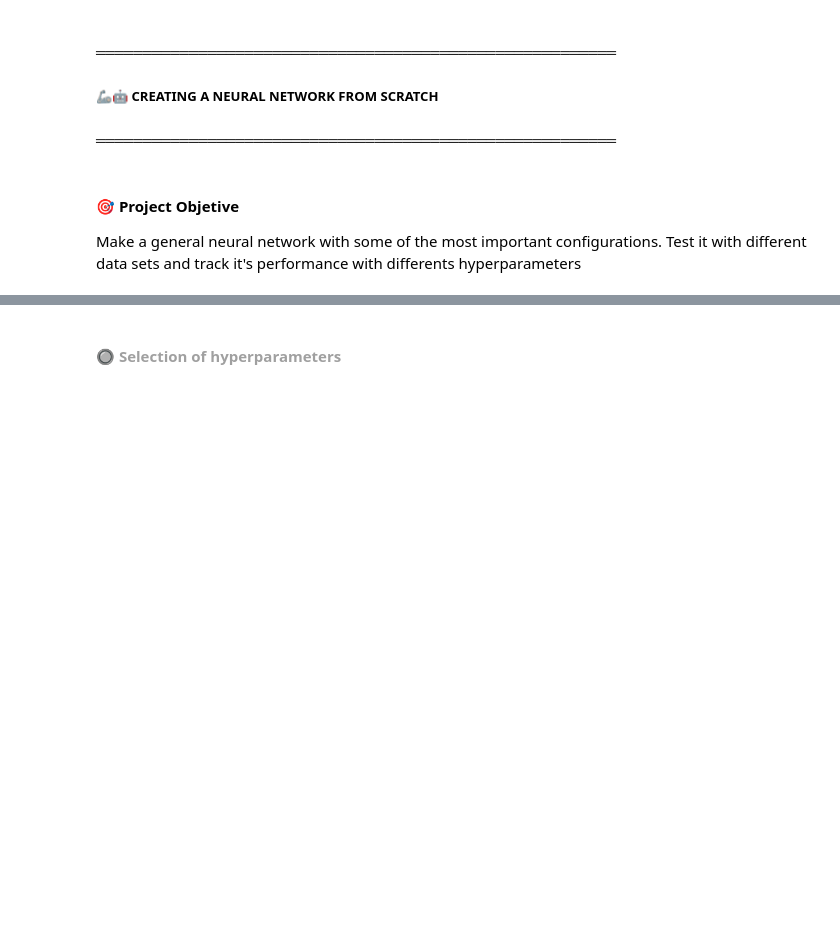
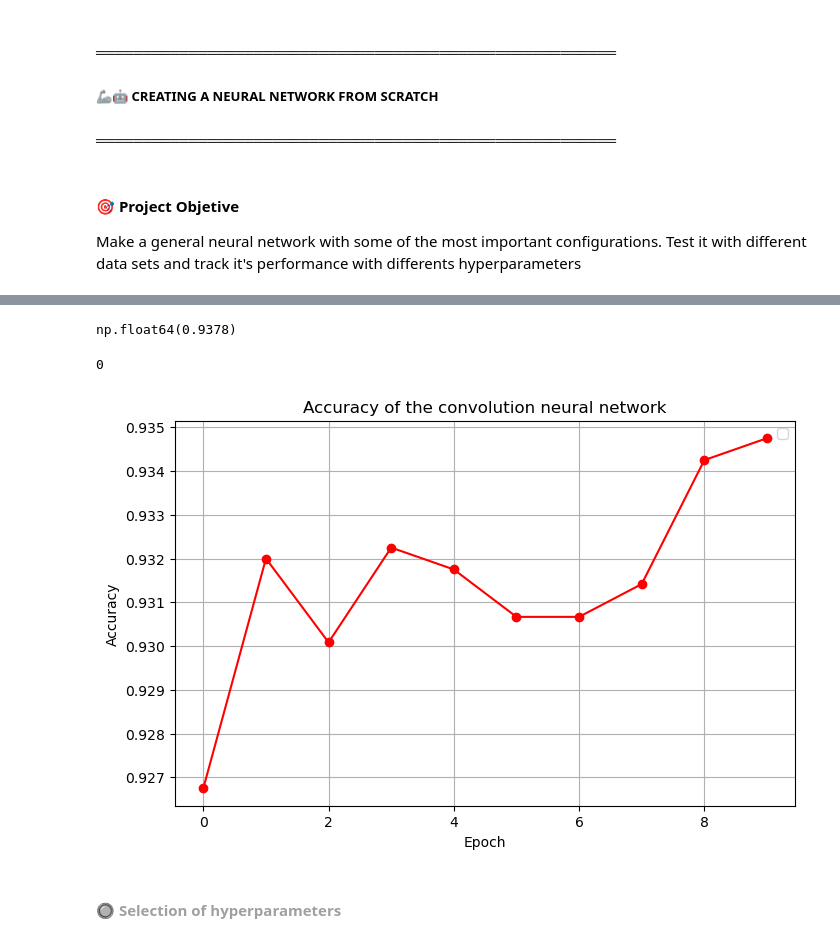
Before and after one commit to Miguel9Angel/Convolutional-Neural-Network, a Jupyter notebook: notebooks/testing_models.ipynb, the cells around one changed output, grey strips where cells are left out. Saved outputs shown, nothing was run; the diff lists cells and outputs as text; code cells hidden in the pictures; blank space fills up the shorter version.

Commit message:
Testing the convolutional network with the mnist dataset

```diff
--- a/notebooks/testing_models.ipynb
+++ b/notebooks/testing_models.ipynb
@@ -29,17 +29,32 @@ from tensorflow.keras.utils import to_categorical
 x_train = x_train.astype('float32')/255
 x_test = x_test.astype('float32')/255
 
+x_train = x_train.reshape(-1, 28, 28, 1)
+x_test  = x_test.reshape(-1, 28, 28, 1)
+
 y_train = to_categorical(y_train, num_classes=10)
 y_test = to_categorical(y_test, num_classes=10)
+
+x_train, x_val, y_train, y_val = train_test_split(x_train, y_train, test_size=0.20, random_state=42)
+# %%
+valid_data = (x_val, y_val)
 # %%
 layers = [
-    ConvLayer(kernel_size=2, filters=4, padding=1),
+    ConvLayer(kernel_size=2, filters=4, padding=0),
     PoolingLayer(2),
     FlattenLayer(),
     DenseLayer(128, activation='relu'),
     DenseLayer(10, activation='softmax')
 ]
 
+# x_train = x_train[:10]
+# y_train = y_train[:10]
+
 model = Network(layers)
-model.train(x_train, y_train, 20)
+cost, accu = model.train(x_train, y_train, 10, 32, 0.1, validation_data=valid_data)
+
+import pickle
+
+with open('network.pkl', 'wb') as f:
+    pickle.dump(model, f)
 # %% [output]
@@ -49,3 +77,22 @@ IndexError: tuple index out of range
+# %%
+acc
+# %% [output]
+np.float64(0.9378)
+# %%
+0%2
+# %% [output]
+0
+# %%
+plt.figure(figsize=(8,5))
+plt.plot(accu, marker='o', linestyle='-', color='r')
+plt.title('Accuracy of the convolution neural network')
+plt.xlabel('Epoch')
+plt.ylabel('Accuracy')
+plt.legend()
+plt.grid(True)
+plt.show()
+# %% [output]
+[figure, added]
 # %% [markdown]
 #### <font color=#A0A0A0> **🔘 Selection of hyperparameters**</font>
 # %% [markdown]
```
Also changed, not shown: parts of 24 cells of this notebook, 1 other file.
